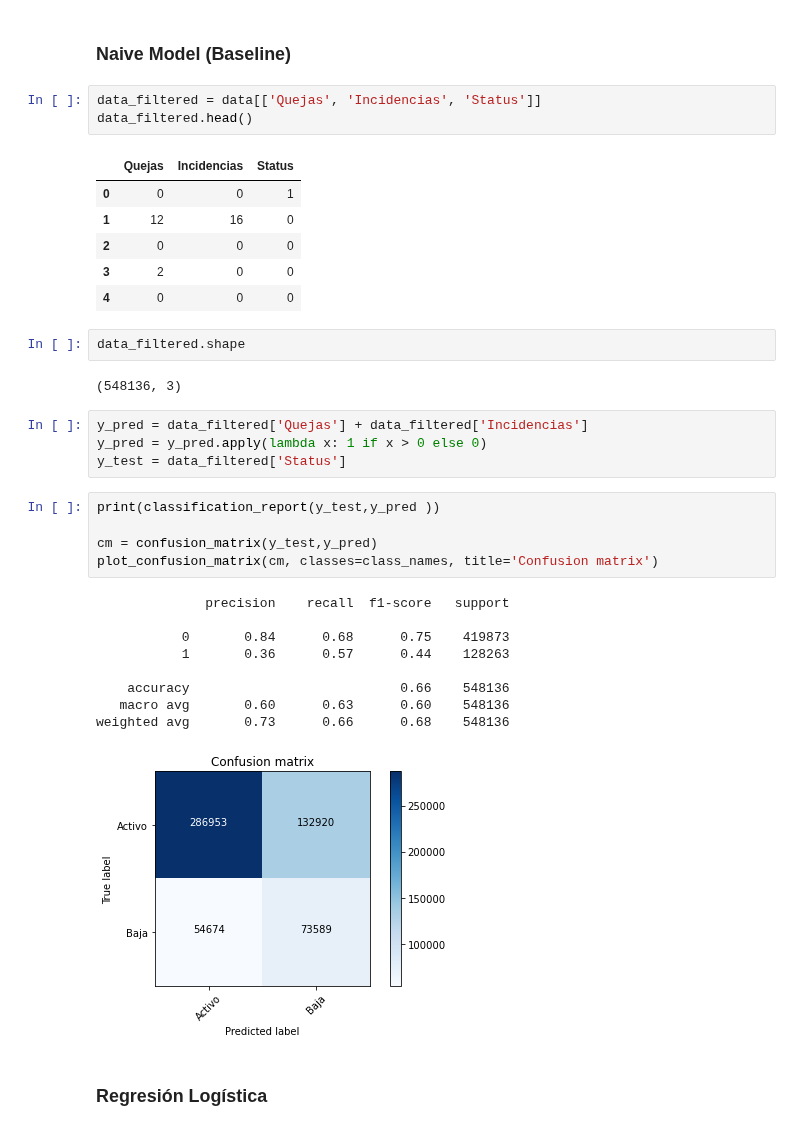
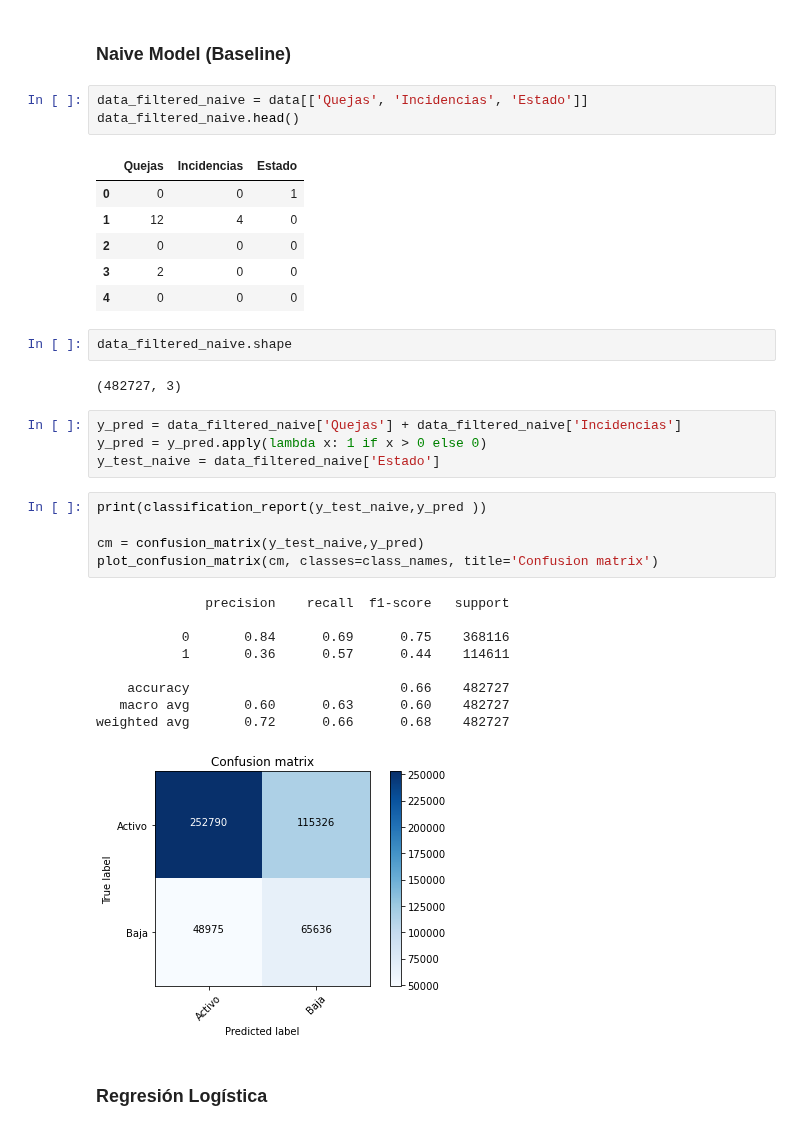
Before and after one commit to albertodiazr/TFM_churn, a Jupyter notebook: notebooks/05.Main_models.ipynb, the cells around one changed output. Drawn from its saved outputs; the diff is of its cells as text.

```diff
--- a/notebooks/05.Main_models.ipynb
+++ b/notebooks/05.Main_models.ipynb
@@ -388,38 +406,38 @@ X_test.head()
 # %% [markdown]
 ### Naive Model (Baseline)
 # %%
-data_filtered = data[['Quejas', 'Incidencias', 'Status']]
-data_filtered.head()
+data_filtered_naive = data[['Quejas', 'Incidencias', 'Estado']]
+data_filtered_naive.head()
 # %% [output]
-|  | Quejas | Incidencias | Status |
+|  | Quejas | Incidencias | Estado |
 | 0 | 0 | 0 | 1 |
-| 1 | 12 | 16 | 0 |
+| 1 | 12 | 4 | 0 |
 | 2 | 0 | 0 | 0 |
 | 3 | 2 | 0 | 0 |
 | 4 | 0 | 0 | 0 |
 # %%
-data_filtered.shape
+data_filtered_naive.shape
 # %% [output]
-(548136, 3)
+(482727, 3)
 # %%
-y_pred = data_filtered['Quejas'] + data_filtered['Incidencias']
+y_pred = data_filtered_naive['Quejas'] + data_filtered_naive['Incidencias']
 y_pred = y_pred.apply(lambda x: 1 if x > 0 else 0)
-y_test = data_filtered['Status']
+y_test_naive = data_filtered_naive['Estado']
 # %%
-print(classification_report(y_test,y_pred ))
+print(classification_report(y_test_naive,y_pred ))
 
-cm = confusion_matrix(y_test,y_pred)
+cm = confusion_matrix(y_test_naive,y_pred)
 plot_confusion_matrix(cm, classes=class_names, title='Confusion matrix')
 # %% [output]
               precision    recall  f1-score   support
 
-           0       0.84      0.68      0.75    419873
-           1       0.36      0.57      0.44    128263
+           0       0.84      0.69      0.75    368116
+           1       0.36      0.57      0.44    114611
 
-    accuracy                           0.66    548136
-   macro avg       0.60      0.63      0.60    548136
-weighted avg       0.73      0.66      0.68    548136
+    accuracy                           0.66    482727
+   macro avg       0.60      0.63      0.60    482727
+weighted avg       0.72      0.66      0.68    482727
-[figure, old version]
+[figure, new version]
 # %% [markdown]
 ### Regresión Logística
 # %%
```
Also changed, not shown: parts of 64 cells of this notebook, 2 other files.
